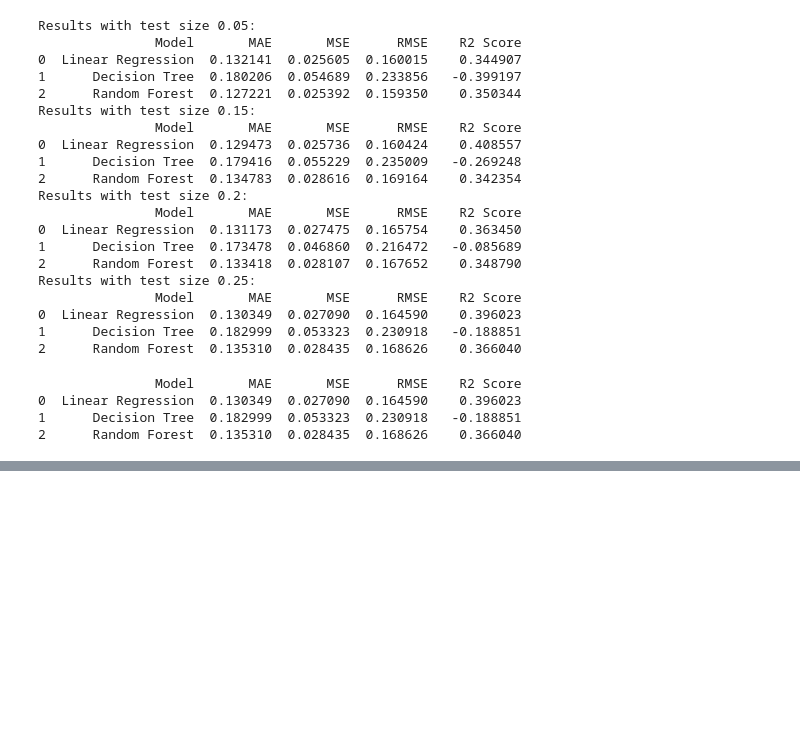
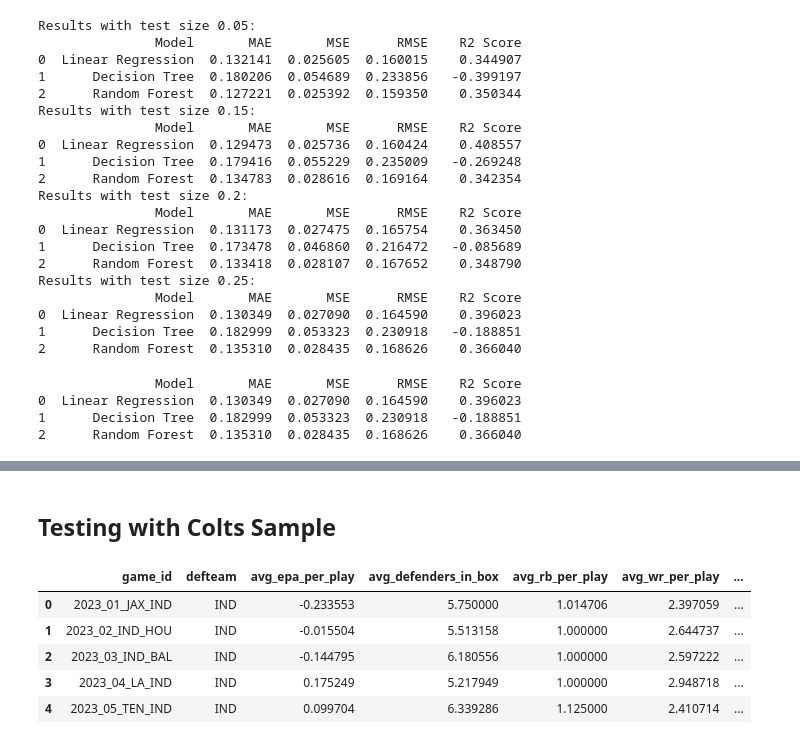
Before and after one commit to VitorTavares-cct/CA1_Machine-Learning, a Jupyter notebook: nfl_predictive_models.ipynb, the cells around one changed output, grey strips where cells are left out. Cells and saved outputs as stored; diff of their text form; code cells hidden in the pictures; blank space fills up the shorter version.

```diff
--- a/nfl_preditcive_models.ipynb
+++ b/nfl_predictive_models.ipynb
@@ -828 +829,3 @@ Model Performance Metrics using Cross-Validation for R² Score:
 [figure]
+# %% [markdown]
+## Testing with Colts Sample
@@ -828,0 +865,9 @@ Model Performance Metrics using Cross-Validation for R² Score:
+# %%
+colts_epa_df.head()
+# %% [output]
+|  | game_id | defteam | avg_epa_per_play | avg_defenders_in_box | avg_rb_per_play | avg_wr_per_play | ... |
+| 0 | 2023_01_JAX_IND | IND | -0.233553 | 5.750000 | 1.014706 | 2.397059 | ... |
+| 1 | 2023_02_IND_HOU | IND | -0.015504 | 5.513158 | 1.000000 | 2.644737 | ... |
+| 2 | 2023_03_IND_BAL | IND | -0.144795 | 6.180556 | 1.000000 | 2.597222 | ... |
+| 3 | 2023_04_LA_IND | IND | 0.175249 | 5.217949 | 1.000000 | 2.948718 | ... |
+| 4 | 2023_05_TEN_IND | IND | 0.099704 | 6.339286 | 1.125000 | 2.410714 | ... |
```
Also changed, not shown: parts of 8 cells of this notebook.
